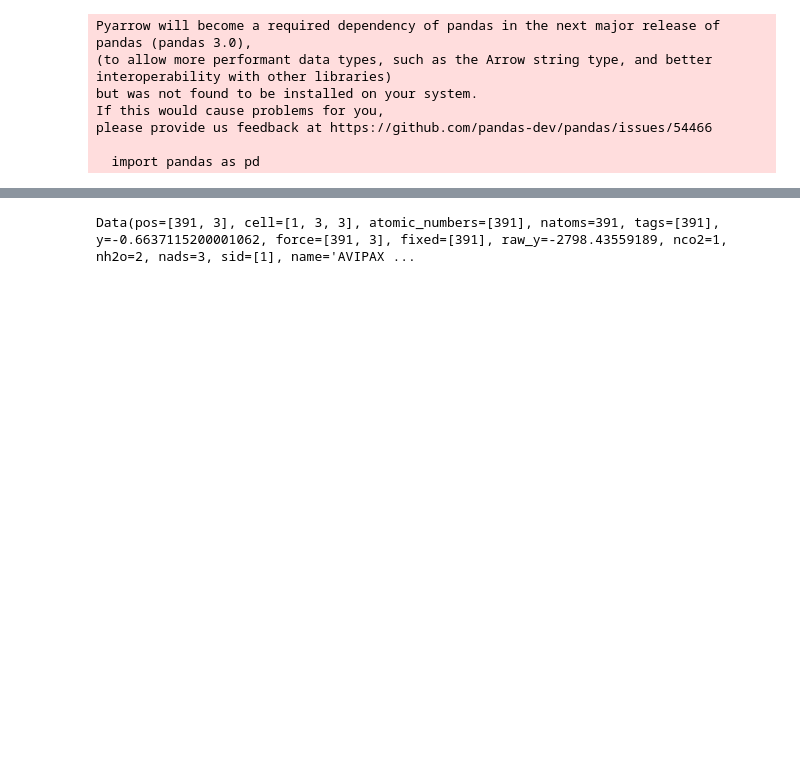
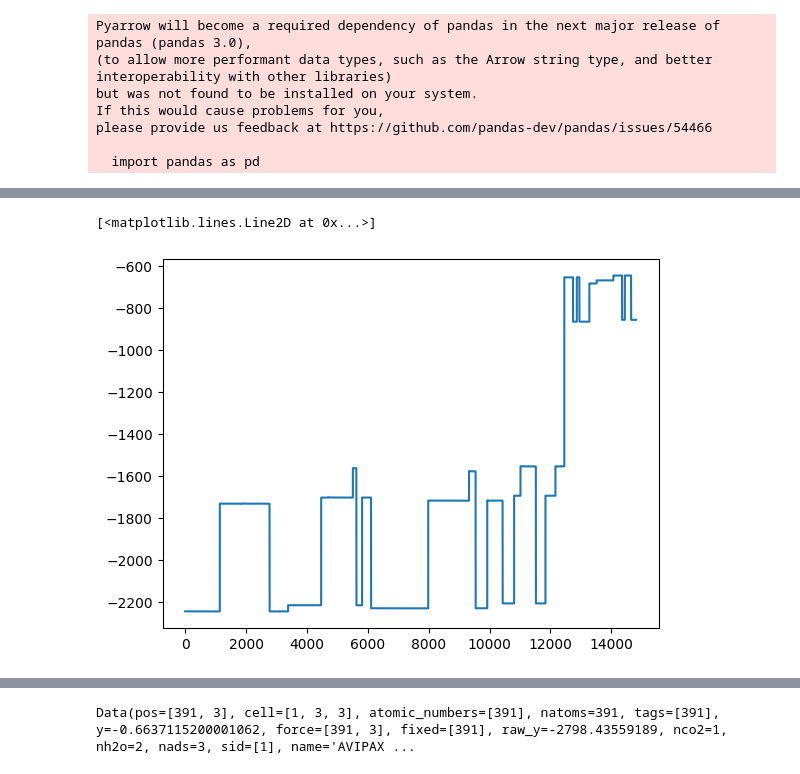
Before and after one commit to shazam37/MOF-Generator-, a Jupyter notebook: MOF_Analysis.ipynb, the cells around one changed output, grey strips where cells are left out. Drawn from its saved outputs; the diff is of its cells as text; code cells hidden in the pictures; blank space fills up the shorter version.

```diff
--- a/MOF_Analysis.ipynb
+++ b/MOF_Analysis.ipynb
@@ -34,0 +81,5 @@ data = dataset[0]
+# %%
+plt.plot(raw_y)
+# %% [output]
+[<matplotlib.lines.Line2D at 0x...>]
+[figure, added]
```
Also changed, not shown: parts of 38 cells of this notebook.
